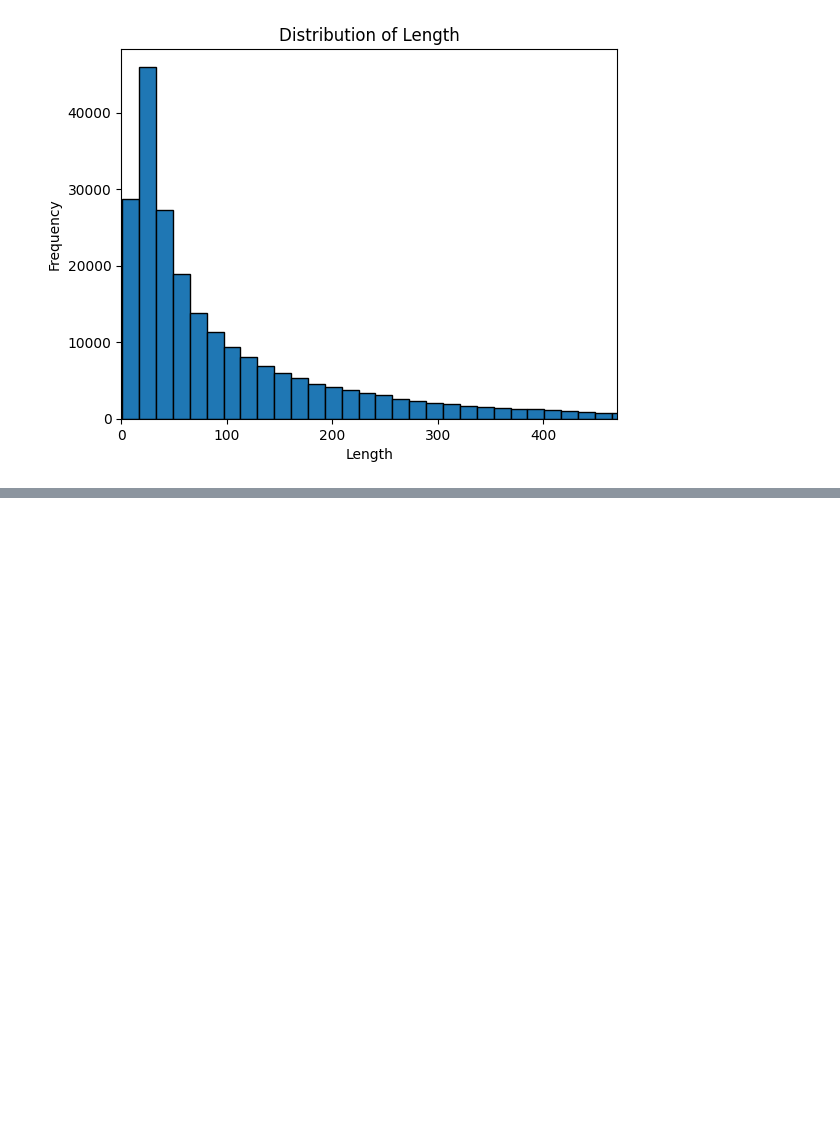
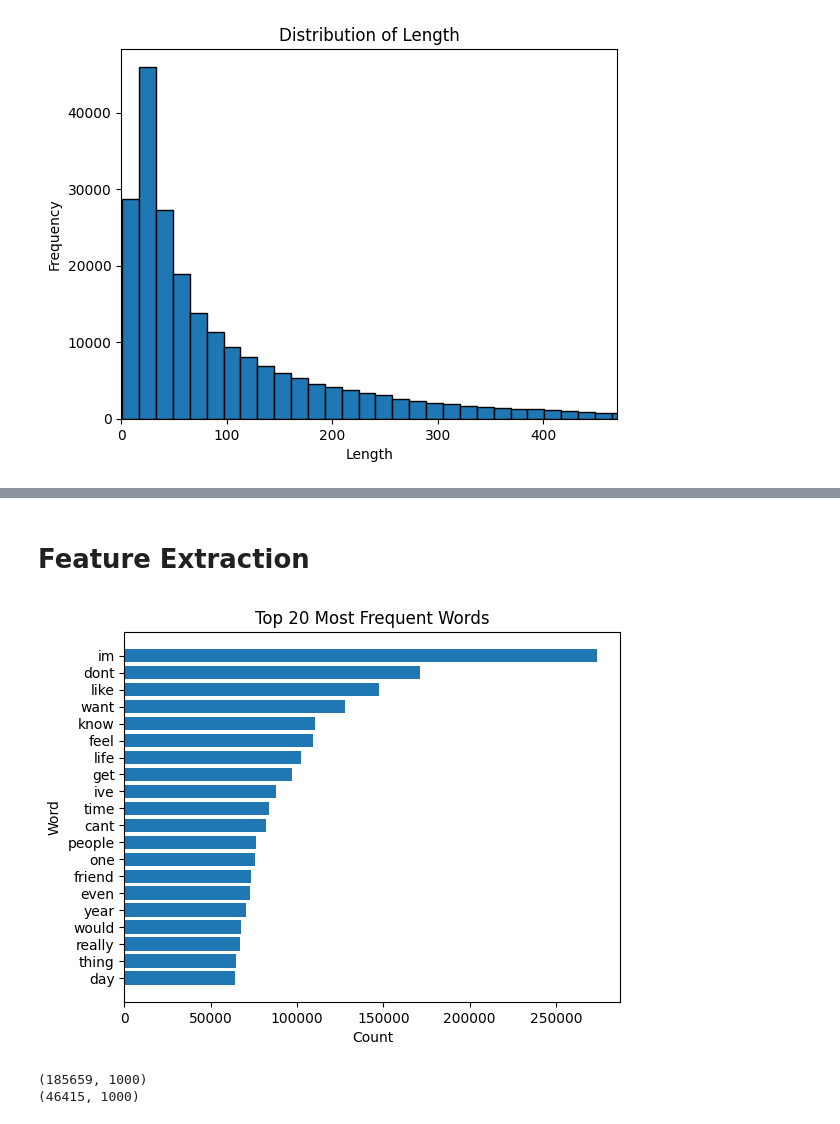
Before and after one commit to rahisenpai/suicidal-sentiments-identifier, a Jupyter notebook: main.ipynb, the cells around one changed output, grey strips where cells are left out. Drawn from its saved outputs; the diff is of its cells as text; code cells hidden in the pictures; blank space fills up the shorter version.

Commit message:
added preprocessing and feature extraction

```diff
--- a/main.ipynb
+++ b/main.ipynb
@@ -132,0 +179,46 @@ plt.show()
+# %% [markdown]
+# Feature Extraction
+# %%
+# df = pd.read_pickle('clean_data.pkl')
+
+#splitting dataset train:test 80:20
+X = df['clean_text'].apply(lambda row: ' '.join(row)) #required for feature extraction
+y = df['class']
+
+#perform label encoding of labels
+label_encoder = LabelEncoder()
+y_encoded = label_encoder.fit_transform(y)
+
+X_train, X_test, y_train, y_test = train_test_split(X, y, test_size=0.2, random_state=42)
+# %%
+#bag of words (aka unigram) (BoW) representation (text as a vector of word frequencies)
+count_vec_uni = CountVectorizer() #this tokenises and counts occurance of each tokens
+X_train_uni = count_vec_uni.fit_transform(X_train)
+X_test_uni = count_vec_uni.transform(X_test)
+
+word_counts = X_train_uni.sum(axis=0).A1 #convert the matrix to a 1D array
+words = count_vec_uni.get_feature_names_out() #get the list of words
+#create a DataFrame for word frequencies
+word_freq = pd.DataFrame({'word': words, 'count': word_counts})
+word_freq = word_freq.sort_values(by='count', ascending=False)
+
+#top 20 most frequent words
+plt.barh(word_freq['word'].iloc[:20], word_freq['count'].iloc[:20])
+plt.xlabel('Count')
+plt.ylabel('Word')
+plt.title('Top 20 Most Frequent Words')
+plt.gca().invert_yaxis()
+plt.show()
+# %% [output]
+[figure, added]
+# %%
+#TF-IDF (Term Frequency - Inverse Document Frequency) technique (assigns weights to words)
+tfidf = TfidfVectorizer(max_features=1000)
+X_train_tfidf = tfidf.fit_transform(X_train)
+X_test_tfidf = tfidf.transform(X_test)
+
+print(X_train_tfidf.shape)
+print(X_test_tfidf.shape)
+# %% [output]
+(185659, 1000)
+(46415, 1000)
```
Also changed, not shown: parts of 2 cells of this notebook.
